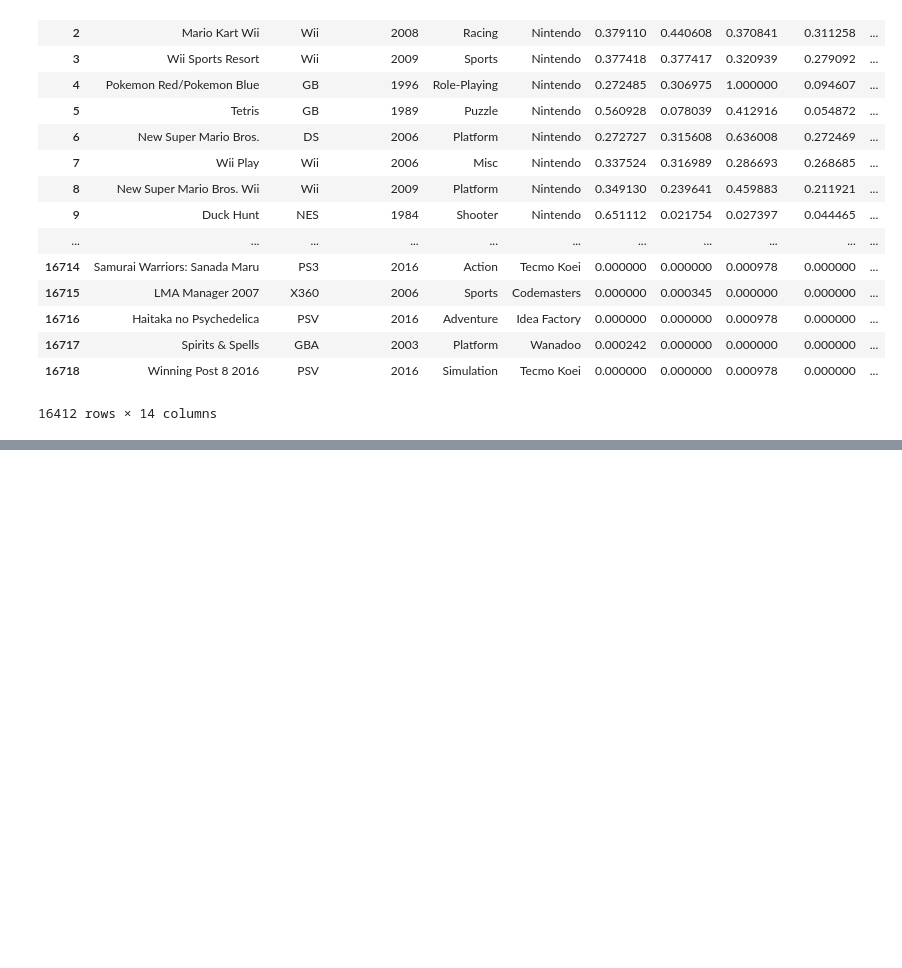
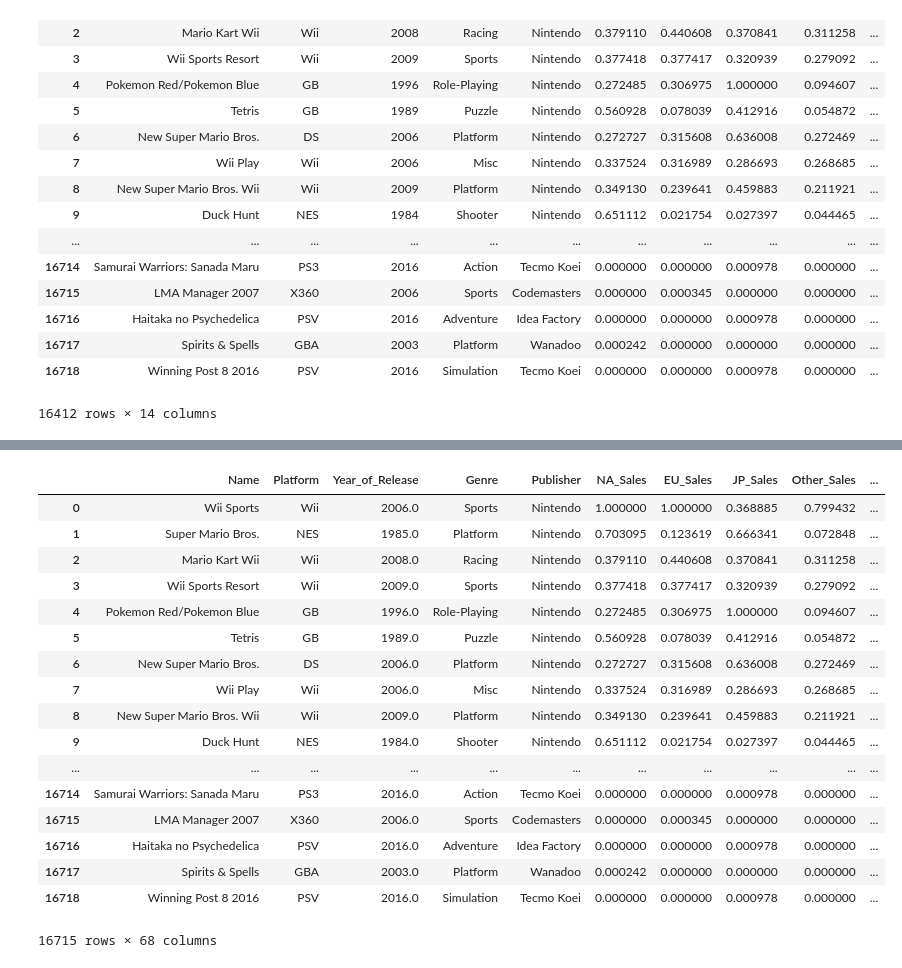
Before and after one commit to matheusraz/DS-Project, a Jupyter notebook: PreProcessamento.ipynb, the cells around one changed output, grey strips where cells are left out. Cells and saved outputs as stored; diff of their text form; code cells hidden in the pictures; blank space fills up the shorter version.

```diff
--- a/PreProcessamento.ipynb
+++ b/PreProcessamento.ipynb
@@ -556,0 +438,17 @@ df.corr()
+# %%
+gen_le = LabelEncoder()
+gen_labels = gen_le.fit_transform(df['Genre'])
+df['Genre_Labels'] = gen_labels
+
+plat_le = LabelEncoder()
+platform_labels = plat_le.fit_transform(df['Platform'])
+df['Platform_Labels'] = platform_labels
+
+rat_le = LabelEncoder()
+rating_labels = rat_le.fit_transform(df['Rating'])
+df['Rating_Labels'] = rating_labels
+
+df_sub = df[['Name', 'Genre', 'Genre_Labels',
+                       'Platform', 'Platform_Labels','Rating','Rating_Labels']]
+
+df_sub
@@ -556,0 +474,39 @@ df.corr()
+# %%
+gen_ohe = OneHotEncoder()
+gen_feature_arr = gen_ohe.fit_transform(df[['Genre_Labels']]).toarray()
+gen_feature_labels = list(gen_le.classes_)
+gen_features = pd.DataFrame(gen_feature_arr, columns=gen_feature_labels)
+
+plat_ohe = OneHotEncoder()
+plat_feature_arr = plat_ohe.fit_transform(df[['Platform_Labels']]).toarray()
+plat_feature_labels = list(plat_le.classes_)
+plat_features = pd.DataFrame(plat_feature_arr, columns=plat_feature_labels)
+
+rat_ohe = OneHotEncoder()
+rat_feature_arr = rat_ohe.fit_transform(df[['Rating_Labels']]).toarray()
+rat_feature_labels = list(rat_le.classes_)
+rat_features = pd.DataFrame(rat_feature_arr, columns=rat_feature_labels)
+
+df_ohe = pd.concat([df, gen_features, plat_features,rat_features], axis=1)
+df_ohe
+# columns = sum([['Name', 'Genre', 'Genre_Labels'],gen_feature_labels, ['Platform', 'Platform_Labels'], plat_feature_labels, ['Rating', 'Rating_Labels'], rat_feature_labels], [])
+# df_ohe[columns]
+# %% [output]
+|  | Name | Platform | Year_of_Release | Genre | Publisher | NA_Sales | EU_Sales | JP_Sales | Other_Sales | ... |
+| 0 | Wii Sports | Wii | 2006.0 | Sports | Nintendo | 1.000000 | 1.000000 | 0.368885 | 0.799432 | ... |
+| 1 | Super Mario Bros. | NES | 1985.0 | Platform | Nintendo | 0.703095 | 0.123619 | 0.666341 | 0.072848 | ... |
+| 2 | Mario Kart Wii | Wii | 2008.0 | Racing | Nintendo | 0.379110 | 0.440608 | 0.370841 | 0.311258 | ... |
+| 3 | Wii Sports Resort | Wii | 2009.0 | Sports | Nintendo | 0.377418 | 0.377417 | 0.320939 | 0.279092 | ... |
+| 4 | Pokemon Red/Pokemon Blue | GB | 1996.0 | Role-Playing | Nintendo | 0.272485 | 0.306975 | 1.000000 | 0.094607 | ... |
+| 5 | Tetris | GB | 1989.0 | Puzzle | Nintendo | 0.560928 | 0.078039 | 0.412916 | 0.054872 | ... |
+| 6 | New Super Mario Bros. | DS | 2006.0 | Platform | Nintendo | 0.272727 | 0.315608 | 0.636008 | 0.272469 | ... |
+| 7 | Wii Play | Wii | 2006.0 | Misc | Nintendo | 0.337524 | 0.316989 | 0.286693 | 0.268685 | ... |
+| 8 | New Super Mario Bros. Wii | Wii | 2009.0 | Platform | Nintendo | 0.349130 | 0.239641 | 0.459883 | 0.211921 | ... |
+| 9 | Duck Hunt | NES | 1984.0 | Shooter | Nintendo | 0.651112 | 0.021754 | 0.027397 | 0.044465 | ... |
+| ... | ... | ... | ... | ... | ... | ... | ... | ... | ... | ... |
+| 16714 | Samurai Warriors: Sanada Maru | PS3 | 2016.0 | Action | Tecmo Koei | 0.000000 | 0.000000 | 0.000978 | 0.000000 | ... |
+| 16715 | LMA Manager 2007 | X360 | 2006.0 | Sports | Codemasters | 0.000000 | 0.000345 | 0.000000 | 0.000000 | ... |
+| 16716 | Haitaka no Psychedelica | PSV | 2016.0 | Adventure | Idea Factory | 0.000000 | 0.000000 | 0.000978 | 0.000000 | ... |
+| 16717 | Spirits & Spells | GBA | 2003.0 | Platform | Wanadoo | 0.000242 | 0.000000 | 0.000000 | 0.000000 | ... |
+| 16718 | Winning Post 8 2016 | PSV | 2016.0 | Simulation | Tecmo Koei | 0.000000 | 0.000000 | 0.000978 | 0.000000 | ... |
+16715 rows × 68 columns
```
Also changed, not shown: parts of 7 cells of this notebook, 1 other file.
